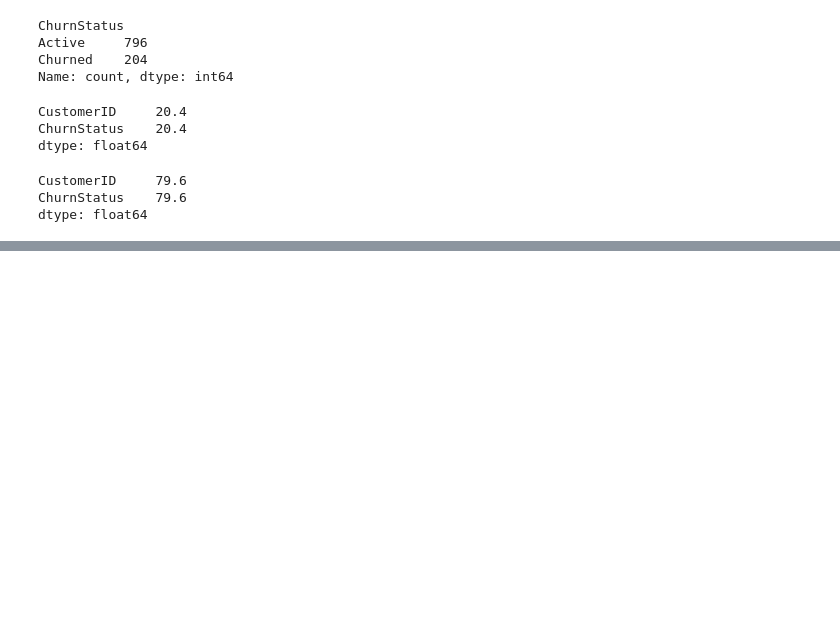
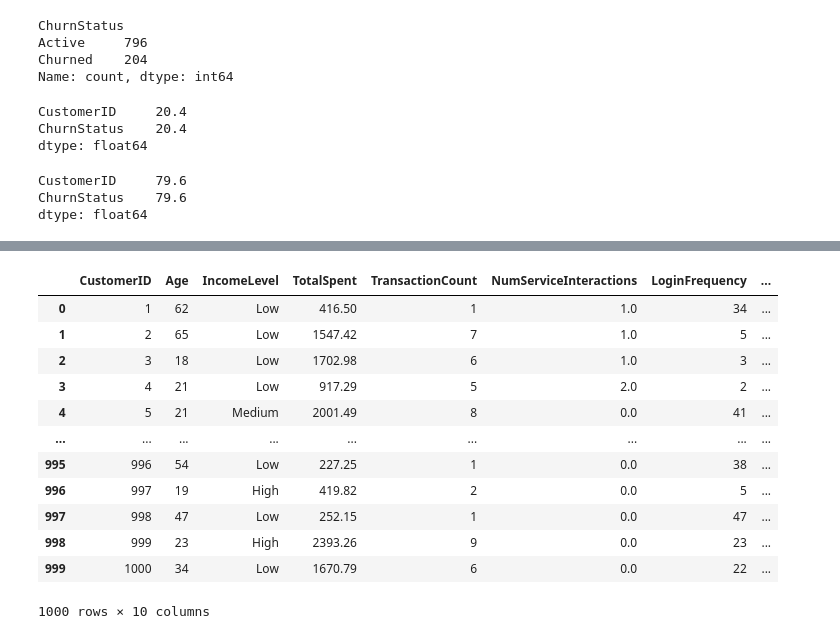
Before and after one commit to Alexander040105/lloyds-banking-group-eda-theforage, a Jupyter notebook: data_cleaning.ipynb, the cells around one changed output, grey strips where cells are left out. Cells and saved outputs as stored; diff of their text form; code cells hidden in the pictures; blank space fills up the shorter version.

```diff
--- a/data_cleaning.ipynb
+++ b/data_cleaning.ipynb
@@ -525,3 +633,19 @@ merged_df_copy
+# %%
+merged_df_copy.drop(columns=['MaritalStatus', 'Gender'])
+# %% [output]
+|  | CustomerID | Age | IncomeLevel | TotalSpent | TransactionCount | NumServiceInteractions | LoginFrequency | ... |
+| 0 | 1 | 62 | Low | 416.50 | 1 | 1.0 | 34 | ... |
+| 1 | 2 | 65 | Low | 1547.42 | 7 | 1.0 | 5 | ... |
+| 2 | 3 | 18 | Low | 1702.98 | 6 | 1.0 | 3 | ... |
+| 3 | 4 | 21 | Low | 917.29 | 5 | 2.0 | 2 | ... |
+| 4 | 5 | 21 | Medium | 2001.49 | 8 | 0.0 | 41 | ... |
+| ... | ... | ... | ... | ... | ... | ... | ... | ... |
+| 995 | 996 | 54 | Low | 227.25 | 1 | 0.0 | 38 | ... |
+| 996 | 997 | 19 | High | 419.82 | 2 | 0.0 | 5 | ... |
+| 997 | 998 | 47 | Low | 252.15 | 1 | 0.0 | 47 | ... |
+| 998 | 999 | 23 | High | 2393.26 | 9 | 0.0 | 23 | ... |
+| 999 | 1000 | 34 | Low | 1670.79 | 6 | 0.0 | 22 | ... |
+1000 rows × 10 columns
 # %%
 merged_df_copy.isnull().sum()
 # %% [output]
```
Also changed, not shown: parts of 13 cells of this notebook, 4 other files.
